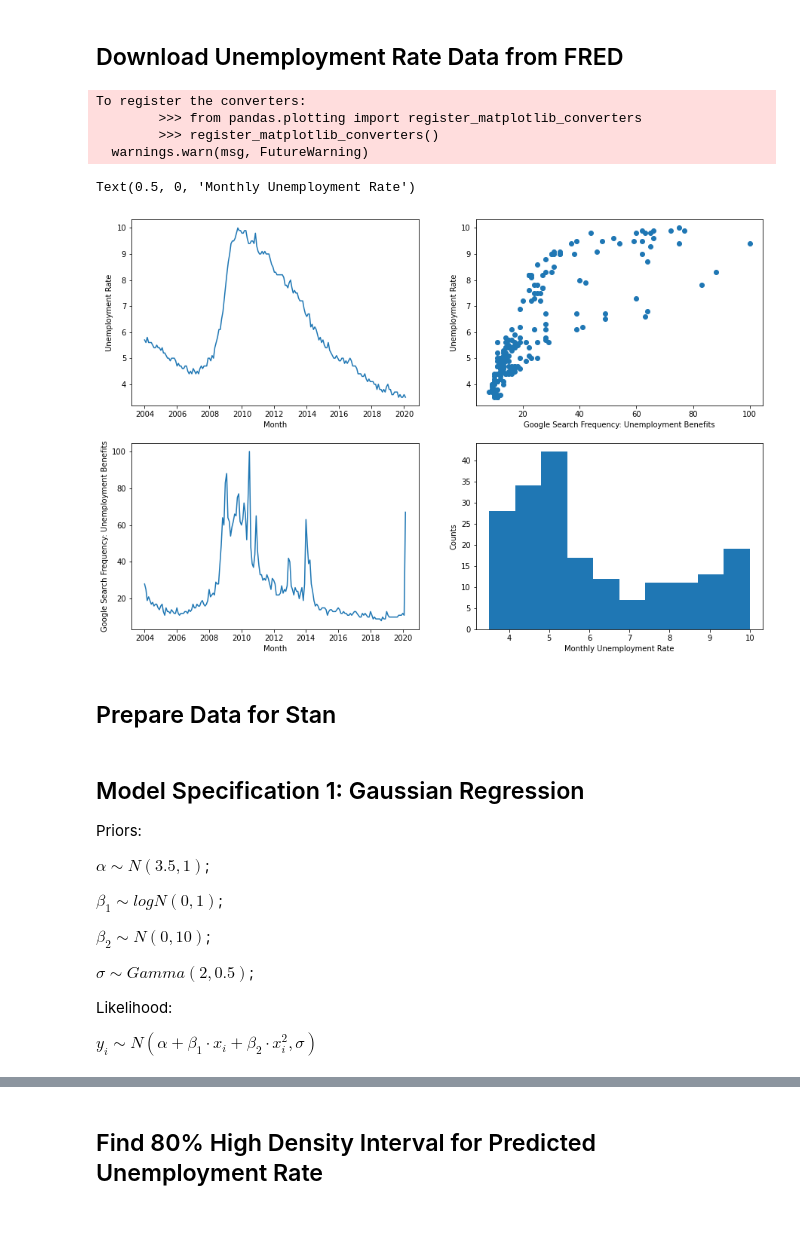
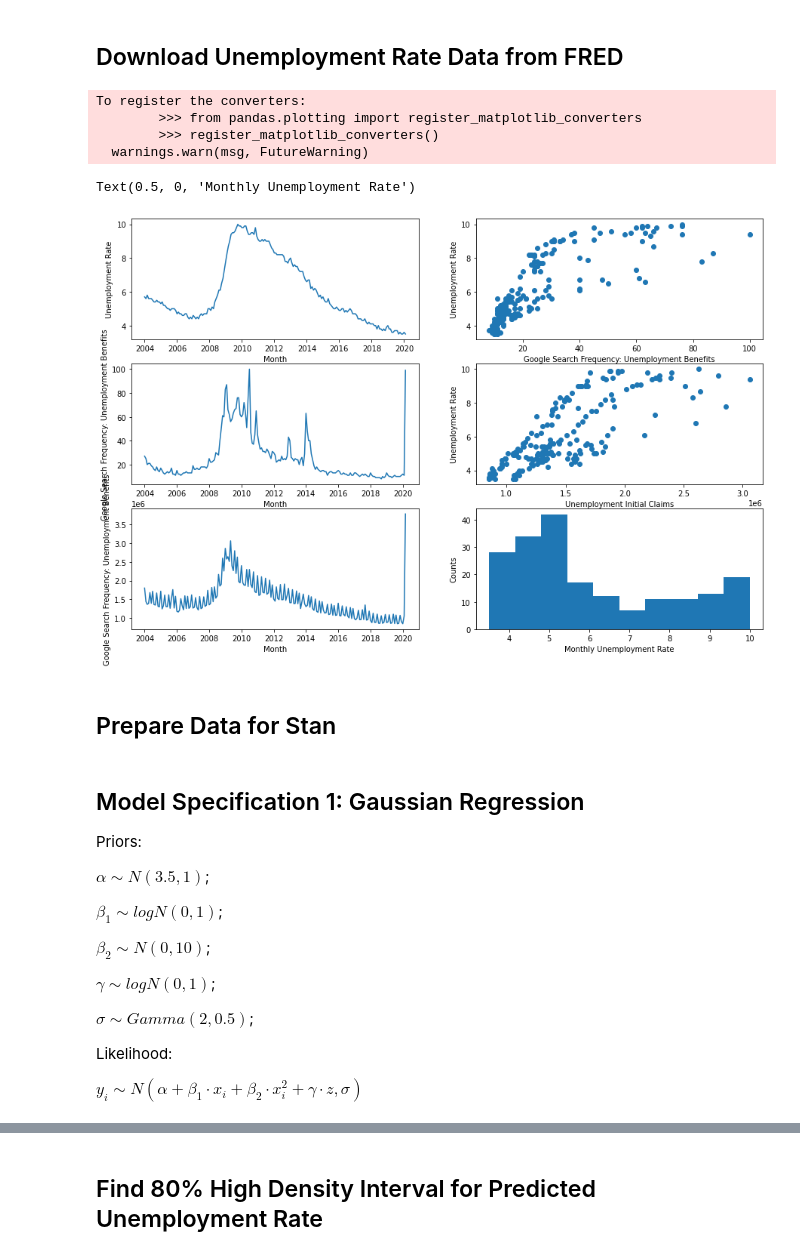
Before and after one commit to mingsensemble/bayesian-regression-unemployment, a Jupyter notebook: predict_unemployment_rate_with_google_search.ipynb, the cells around one changed output, grey strips where cells are left out. Cells and saved outputs as stored; diff of their text form; code cells hidden in the pictures; blank space fills up the shorter version.

```diff
--- a/predict_unemployment_rate_with_google_search.ipynb
+++ b/predict_unemployment_rate_with_google_search.ipynb
@@ -41,40 +41,55 @@ search = pytrends.interest_over_time().rename(columns = {'Unemployment Benefits'
 # %%
 import pandas_datareader as pdr
 unrate = pdr.get_data_fred('UNRATE', start = "2004-01-01")
+icsa = pdr.get_data_fred('ICSA', start = "2004-01-01")
+# %%
+from datetime import datetime
+icsa.loc[:, 'MON'] = icsa.index.strftime("%Y-%m-01")
+icsa_mon = icsa.groupby(['MON']).sum()
 # %%
-data = search.join(unrate)
+data = search.join(unrate).join(icsa_mon)
 # %%
 import matplotlib.pyplot as plt
 fig = plt.figure(figsize = (15, 10))
-ax1 = fig.add_subplot(2, 2, 1)
-ax2 = fig.add_subplot(2, 2, 2)
-ax3 = fig.add_subplot(2, 2, 3)
-ax4 = fig.add_subplot(2, 2, 4)
+ax1 = fig.add_subplot(3, 2, 1)
+ax2 = fig.add_subplot(3, 2, 2)
+ax3 = fig.add_subplot(3, 2, 3)
+ax4 = fig.add_subplot(3, 2, 4)
+ax5 = fig.add_subplot(3, 2, 5)
+ax6 = fig.add_subplot(3, 2, 6)
 
 
 ax1.plot(data['UNRATE'])
+ax2.scatter(x = data['search'], y = data['UNRATE'])
 ax3.plot(data['search'])
-ax2.scatter(x = data['search'], y = data['UNRATE'])
-ax4.hist(data['UNRATE'])
+ax4.scatter(x = data['ICSA'], y = data['UNRATE'])
+ax5.plot(data['ICSA'])
+ax6.hist(data['UNRATE'])
 
 ax1.set_ylabel('Unemployment Rate')
 ax1.set_xlabel('Month')
 
+ax2.set_xlabel('Google Search Frequency: Unemployment Benefits')
+ax2.set_ylabel('Unemployment Rate')
+
 ax3.set_ylabel('Google Search Frequency: Unemployment Benefits')
 ax3.set_xlabel('Month')
 
-ax2.set_xlabel('Google Search Frequency: Unemployment Benefits')
-ax2.set_ylabel('Unemployment Rate')
+ax4.set_xlabel('Unemployment Initial Claims')
+ax4.set_ylabel('Unemployment Rate')
 
-ax4.set_ylabel('Counts')
-ax4.set_xlabel('Monthly Unemployment Rate')
+ax5.set_ylabel('Google Search Frequency: Unemployment Benefits')
+ax5.set_xlabel('Month')
+
+ax6.set_ylabel('Counts')
+ax6.set_xlabel('Monthly Unemployment Rate')
 # %% [output]
 To register the converters:
         >>> from pandas.plotting import register_matplotlib_converters
         >>> register_matplotlib_converters()
   warnings.warn(msg, FutureWarning)
 Text(0.5, 0, 'Monthly Unemployment Rate')
-[figure, old version]
+[figure, new version]
 # %% [markdown]
 ## Prepare Data for Stan
 # %%
@@ -111,11 +134,13 @@ $\beta_1 \sim logN(0, 1)$;
 
 $\beta_2 \sim N(0, 10)$;
 
+$\gamma \sim logN(0, 1)$;
+
 $\sigma \sim Gamma(2, 0.5)$;
 
 Likelihood:
 
-$y_i \sim N(\alpha + \beta_1 \cdot x_i + \beta_2 \cdot x_i^2, \sigma)$
+$y_i \sim N(\alpha + \beta_1 \cdot x_i + \beta_2 \cdot x_i^2 + \gamma \cdot z, \sigma)$
 # %%
 gauss_model_code = """
 data {
```
Also changed, not shown: parts of 18 cells of this notebook.
